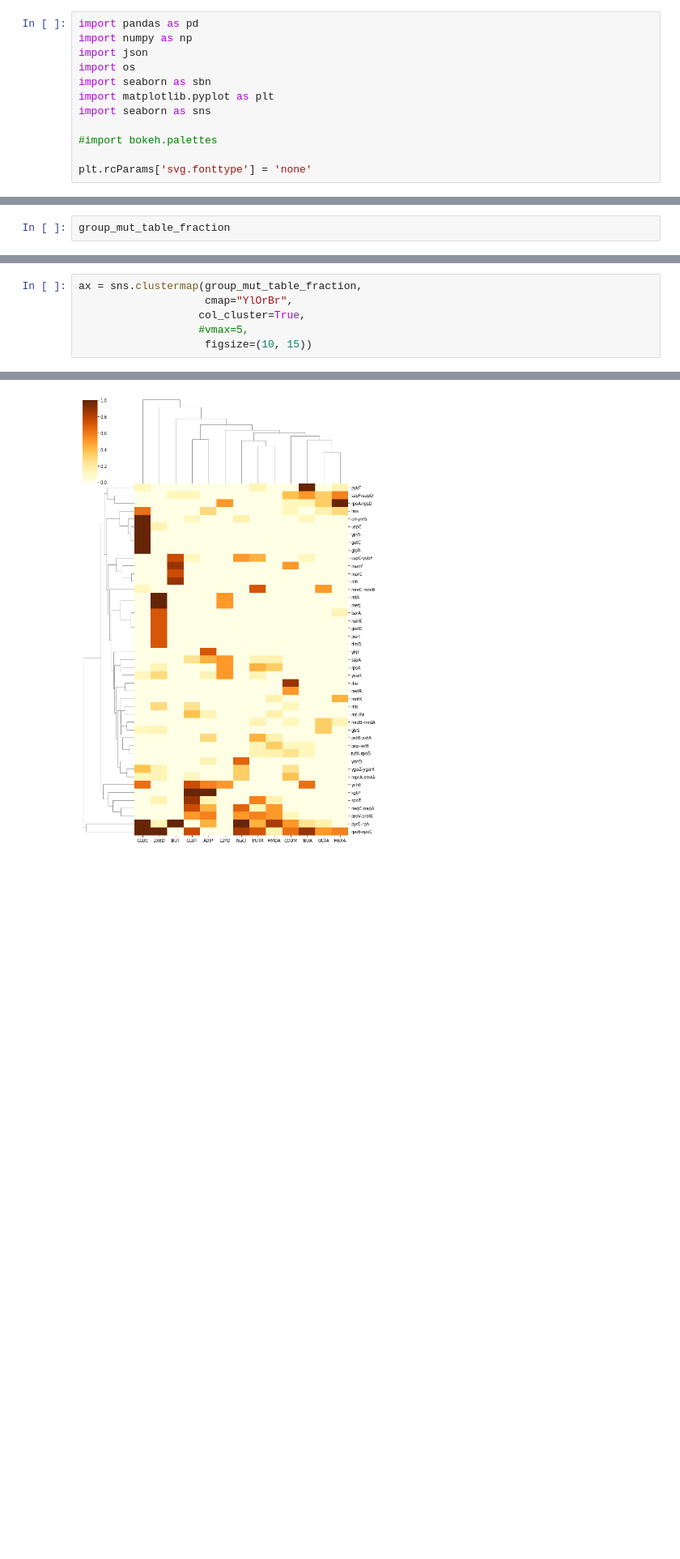
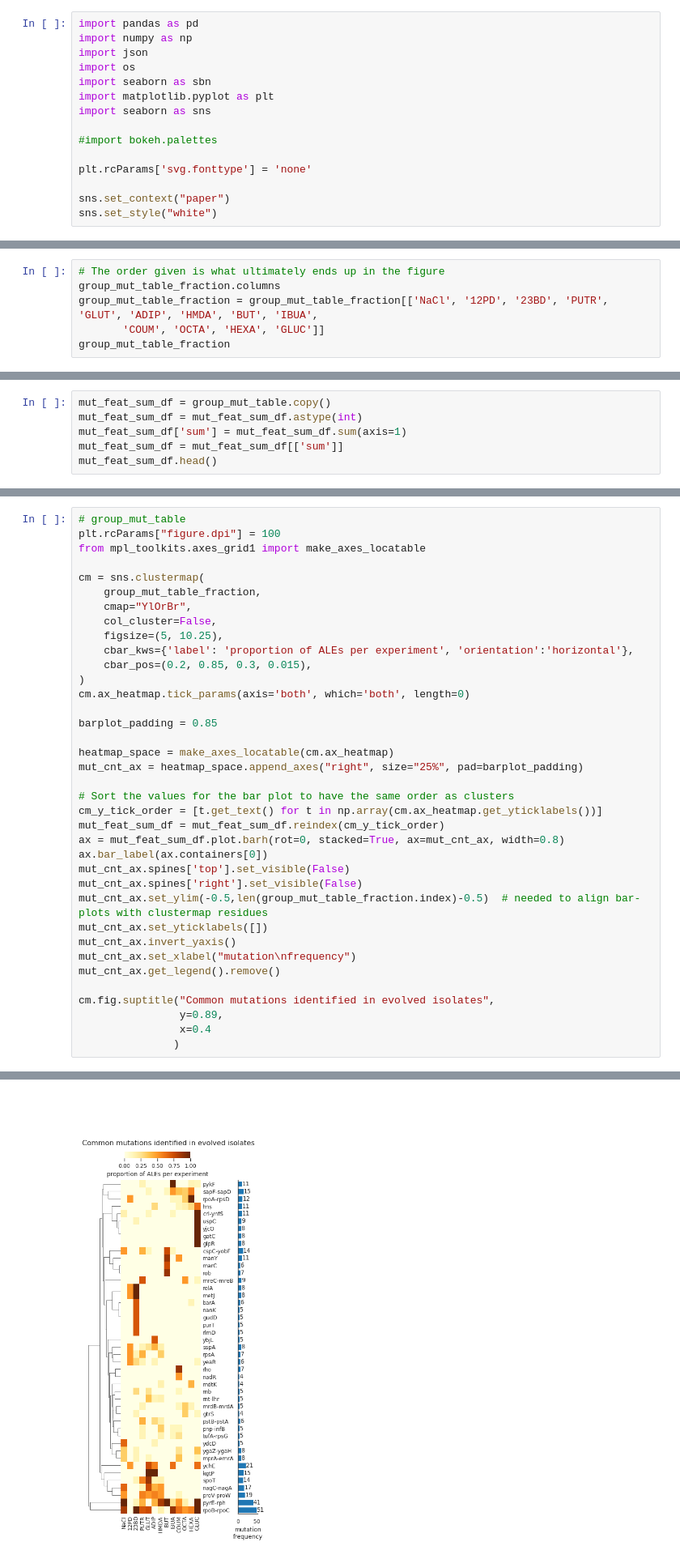
Before and after one commit to SBRG/Ecoli_chem_tol_ALE, a Jupyter notebook: Notebooks/Hyungyu_new_fig2_data.ipynb, the cells around one changed output, grey strips where cells are left out. Shown at 81% size. Cells and saved outputs as stored; diff of their text form; blank space fills up the shorter version.

Commit message:
initial code for barplot on heatmap

```diff
--- a/Notebooks/Hyungyu_new_fig2_data.ipynb
+++ b/Notebooks/Hyungyu_new_fig2_data.ipynb
@@ -10,6 +10,9 @@ import seaborn as sns
 #import bokeh.palettes
 
 plt.rcParams['svg.fonttype'] = 'none'
+
+sns.set_context("paper")
+sns.set_style("white")
 # %% [markdown]
 # Mutation data process rules
 # %% [markdown]
@@ -604,6 +607,10 @@ group_mut_table_fraction = pd.DataFrame()
 for chem in group_mut_table.columns:
     group_mut_table_fraction[chem] = group_mut_table[chem]/int(condition[condition['compound']==chem].compound.value_counts())
 # %%
+# The order given is what ultimately ends up in the figure
+group_mut_table_fraction.columns
+group_mut_table_fraction = group_mut_table_fraction[['NaCl', '12PD', '23BD', 'PUTR', 'GLUT', 'ADIP', 'HMDA', 'BUT', 'IBUA',
+       'COUM', 'OCTA', 'HEXA', 'GLUC']]
 group_mut_table_fraction
 # %% [output]
 |  | NaCl | 12PD | 23BD | PUTR | GLUT | ADIP | HMDA | BUT | IBUA | COUM | OCTA | ... |
@@ -625,3 +632,9 @@ group_mut_table_fraction
 | rob | 0.000000 | 0.0 | 0.000000 | 0.000000 | 0.000 | 0.000000 | 0.000000 | 0.875 | 0.000 | 0.000 | 0.000000 | ... |
 # %%
 group_mut_table_fraction.to_csv("./mutation_frequency_fraction.csv")
+# %%
+mut_feat_sum_df = group_mut_table.copy()
+mut_feat_sum_df = mut_feat_sum_df.astype(int)
+mut_feat_sum_df['sum'] = mut_feat_sum_df.sum(axis=1)
+mut_feat_sum_df = mut_feat_sum_df[['sum']]
+mut_feat_sum_df.head()
@@ -628,7 +648,38 @@ group_mut_table_fraction.to_csv("./mutation_frequency_fraction.csv")
 # %%
-ax = sns.clustermap(group_mut_table_fraction,
-                    cmap="YlOrBr",
-                   col_cluster=True,
-                   #vmax=5,
-                    figsize=(10, 15))
+# group_mut_table
+plt.rcParams["figure.dpi"] = 100
+from mpl_toolkits.axes_grid1 import make_axes_locatable
+
+cm = sns.clustermap(
+    group_mut_table_fraction,
+    cmap="YlOrBr",
+    col_cluster=False,
+    figsize=(5, 10.25),
+    cbar_kws={'label': 'proportion of ALEs per experiment', 'orientation':'horizontal'},
+    cbar_pos=(0.2, 0.85, 0.3, 0.015),
+)
+cm.ax_heatmap.tick_params(axis='both', which='both', length=0)
+
+barplot_padding = 0.85
+
+heatmap_space = make_axes_locatable(cm.ax_heatmap)
+mut_cnt_ax = heatmap_space.append_axes("right", size="25%", pad=barplot_padding)
+
+# Sort the values for the bar plot to have the same order as clusters
+cm_y_tick_order = [t.get_text() for t in np.array(cm.ax_heatmap.get_yticklabels())]
+mut_feat_sum_df = mut_feat_sum_df.reindex(cm_y_tick_order)
+ax = mut_feat_sum_df.plot.barh(rot=0, stacked=True, ax=mut_cnt_ax, width=0.8)
+ax.bar_label(ax.containers[0])
+mut_cnt_ax.spines['top'].set_visible(False)
+mut_cnt_ax.spines['right'].set_visible(False)
+mut_cnt_ax.set_ylim(-0.5,len(group_mut_table_fraction.index)-0.5)  # needed to align bar-plots with clustermap residues
+mut_cnt_ax.set_yticklabels([])
+mut_cnt_ax.invert_yaxis()
+mut_cnt_ax.set_xlabel("mutation\nfrequency")
+mut_cnt_ax.get_legend().remove()
+
+cm.fig.suptitle("Common mutations identified in evolved isolates",
+                y=0.89,
+                x=0.4
+               )
 # %% [output]
@@ -635,2 +687,2 @@ ax = sns.clustermap(group_mut_table_fraction,
-[figure, old version]
+[figure, new version]
 # %%
```
Also changed, not shown: parts of 6 cells of this notebook.
